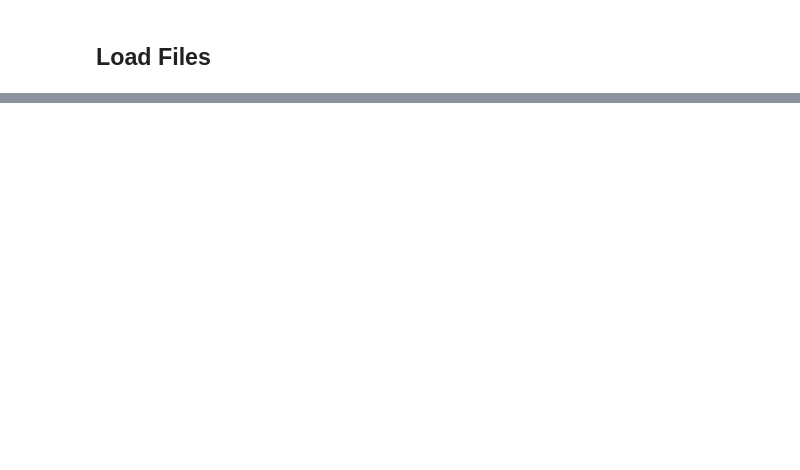
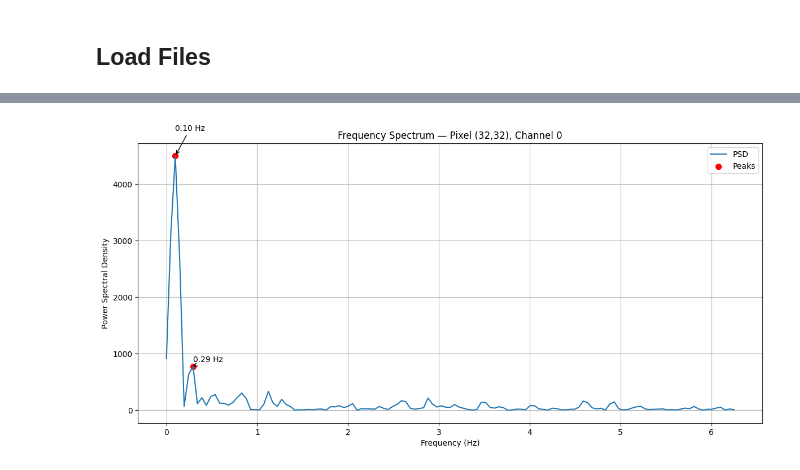
Before and after one commit to Dav-11/spo2_touchless, a Jupyter notebook: img_px2px_diff/px2px_diff_pc/data_analysis.ipynb, the cells around one changed output, grey strips where cells are left out. Saved outputs shown, nothing was run; the diff lists cells and outputs as text; code cells hidden in the pictures; blank space fills up the shorter version.

```diff
--- a/img_px2px_diff/px2px_diff_pc/data_analysis.ipynb
+++ b/img_px2px_diff/px2px_diff_pc/data_analysis.ipynb
@@ -84,0 +62,34 @@ plt.show()
+# %%
+def plot_frequency_spectrum(arr, x=32, y=32, channel=0, fs=2.5):
+    # Extract the time-series for this pixel
+    pixel_ts = arr[:, y, x, channel]
+
+    # Compute Power Spectral Density
+    freqs, psd = welch(pixel_ts, fs=fs, nperseg=256)
+
+    # --- Detect peaks ---
+    # height: ignore tiny noise peaks by setting a minimum threshold
+    # distance: minimum separation between peaks in samples
+    peaks, properties = find_peaks(psd, height=np.max(psd)*0.1, distance=3)
+
+    # Plot
+    plt.figure(figsize=(12, 6))
+    plt.plot(freqs, psd, label="PSD")
+    plt.scatter(freqs[peaks], psd[peaks], color='red', s=50, label="Peaks")
+
+    # Add labels for each detected peak
+    for idx in peaks:
+        freq_val = freqs[idx]
+        psd_val = psd[idx]
+        plt.annotate(f"{freq_val:.2f} Hz",
+                     xy=(freq_val, psd_val),
+                     xytext=(freq_val, psd_val * 1.1),
+                     arrowprops=dict(arrowstyle="->", lw=1))
+
+    plt.title(f"Frequency Spectrum — Pixel ({y},{x}), Channel {channel}")
+    plt.xlabel("Frequency (Hz)")
+    plt.ylabel("Power Spectral Density")
+    plt.grid(True)
+    plt.legend()
+    plt.tight_layout()
+    plt.show()
@@ -84,0 +102,4 @@ plt.show()
+# %%
+plot_frequency_spectrum(arr=data_desk_classroom, fs=12.5)
+# %% [output]
+[figure, added]
```
Also changed, not shown: parts of 23 cells of this notebook, 9 other files.
